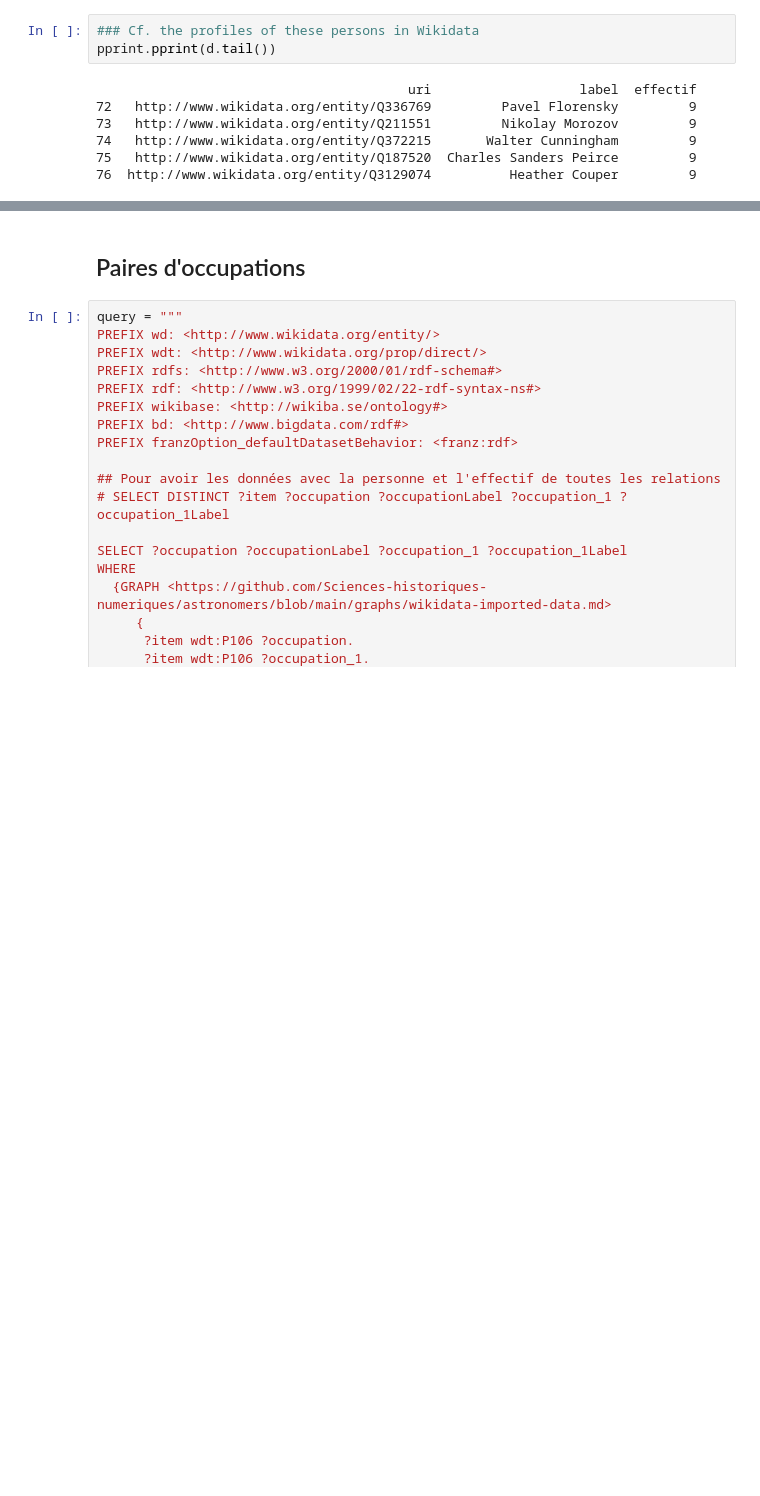
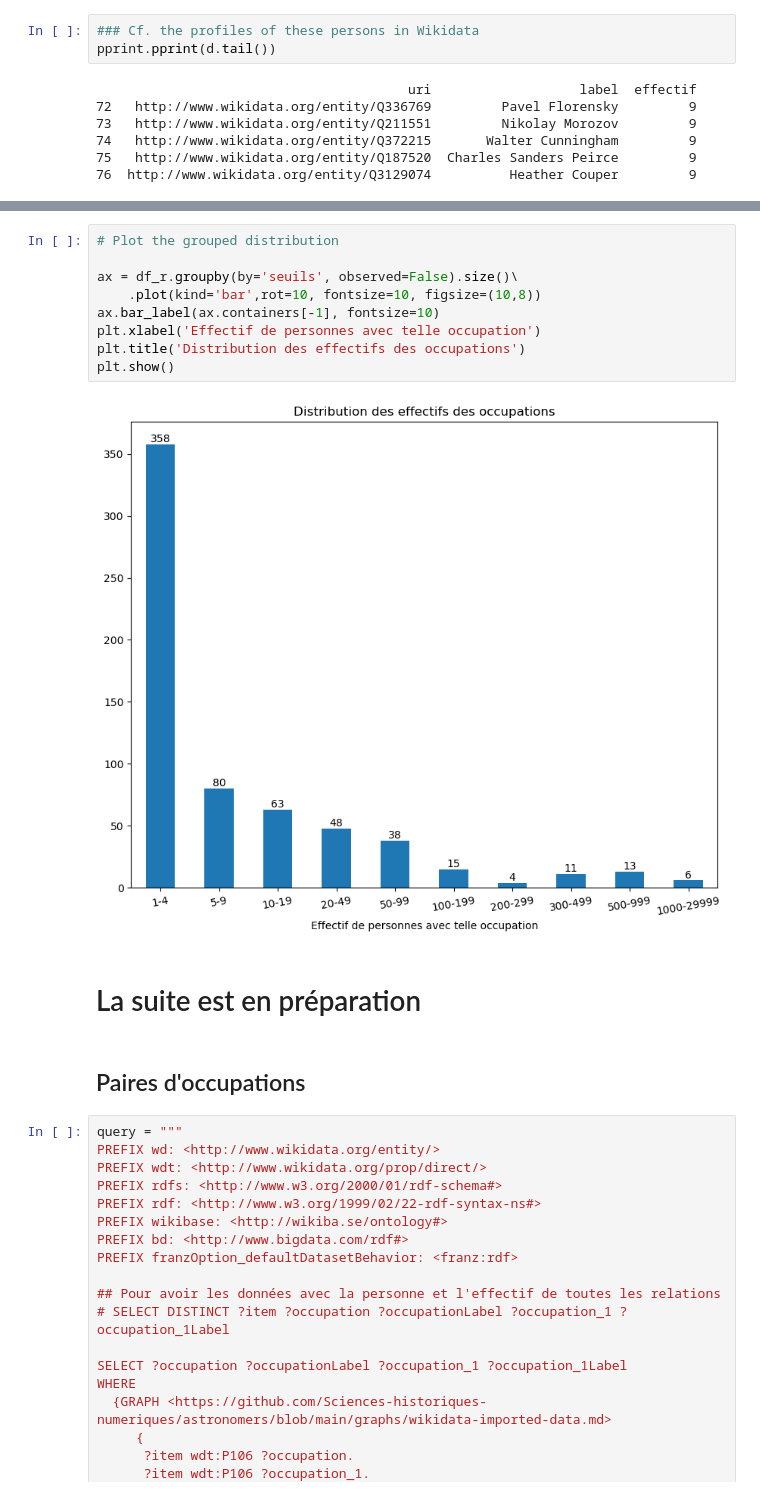
Before and after one commit to Chiodo53/astronomers, a Jupyter notebook: notebooks_jupyter/wikidata_exploration/wdt_occupations_fields_triplestore_exploration.ipynb, the cells around one changed output, grey strips where cells are left out. Saved outputs shown, nothing was run; the diff lists cells and outputs as text; blank space fills up the shorter version.

Commit message:
Finalisation première partie occupations

```diff
--- a/notebooks_jupyter/wikidata_exploration/wdt_occupations_fields_triplestore_exploration.ipynb
+++ b/notebooks_jupyter/wikidata_exploration/wdt_occupations_fields_triplestore_exploration.ipynb
@@ -353,3 +448,16 @@ pprint.pprint(d.tail())
+# %%
+# Plot the grouped distribution
+
+ax = df_r.groupby(by='seuils', observed=False).size()\
+    .plot(kind='bar',rot=10, fontsize=10, figsize=(10,8))
+ax.bar_label(ax.containers[-1], fontsize=10)
+plt.xlabel('Effectif de personnes avec telle occupation')
+plt.title('Distribution des effectifs des occupations')
+plt.show()
+# %% [output]
+[figure, added]
+# %% [markdown]
+# La suite est en préparation
 # %% [markdown]
 ## Paires d'occupations
 # %%
```
Also changed, not shown: parts of 12 cells of this notebook, 5 other files.
